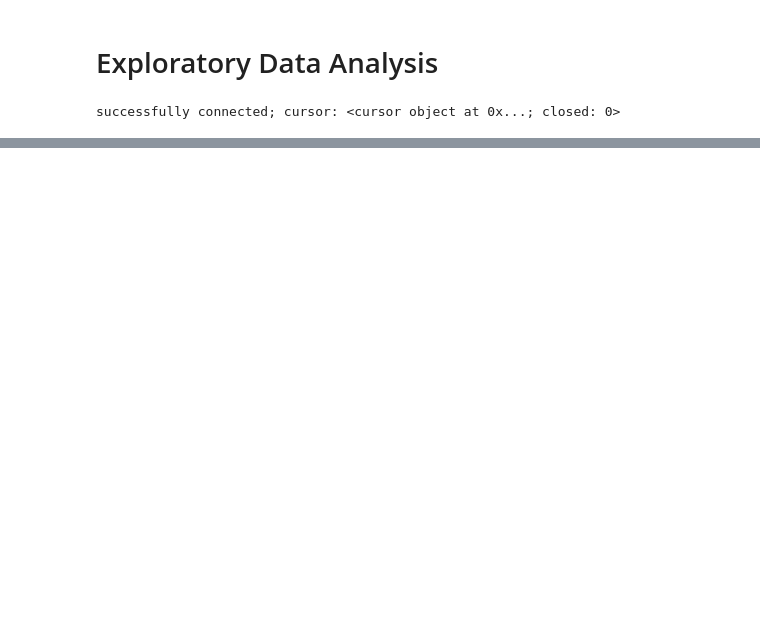
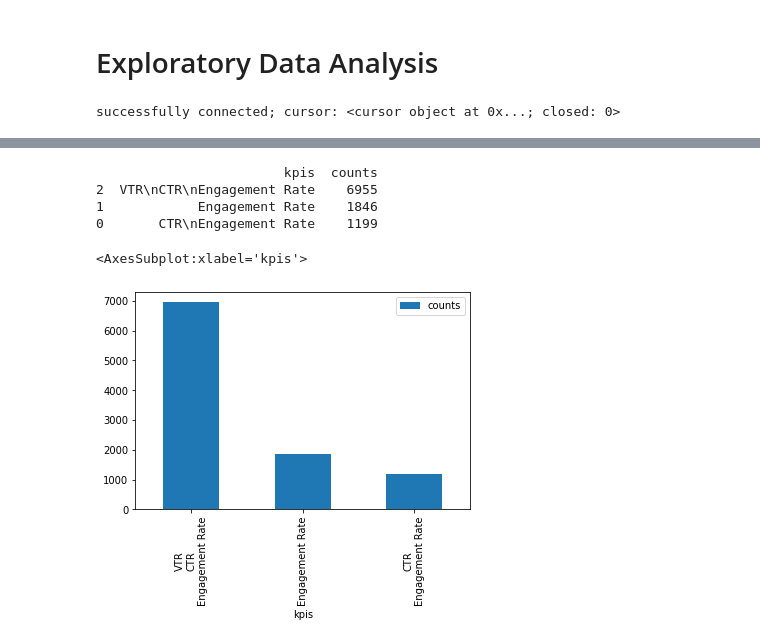
Before and after one commit to benbel376/end-to-end-ad-unit-data-MLOps-project, a Jupyter notebook: notebooks/EDA.ipynb, the cells around one changed output, grey strips where cells are left out. Saved outputs shown, nothing was run; the diff lists cells and outputs as text; code cells hidden in the pictures; blank space fills up the shorter version.

```diff
--- a/notebooks/EDA.ipynb
+++ b/notebooks/EDA.ipynb
@@ -178,0 +122,11 @@ ValueError: not enough values to unpack (expected 6, got 3)
+# %%
+# browser distribution
+print(kpis)
+kpis.plot.bar(x="kpis")
+# %% [output]
+                        kpis  counts
+2  VTR\nCTR\nEngagement Rate    6955
+1            Engagement Rate    1846
+0       CTR\nEngagement Rate    1199
+<AxesSubplot:xlabel='kpis'>
+[figure, added]
```
Also changed, not shown: parts of 24 cells of this notebook, 14 other files.
